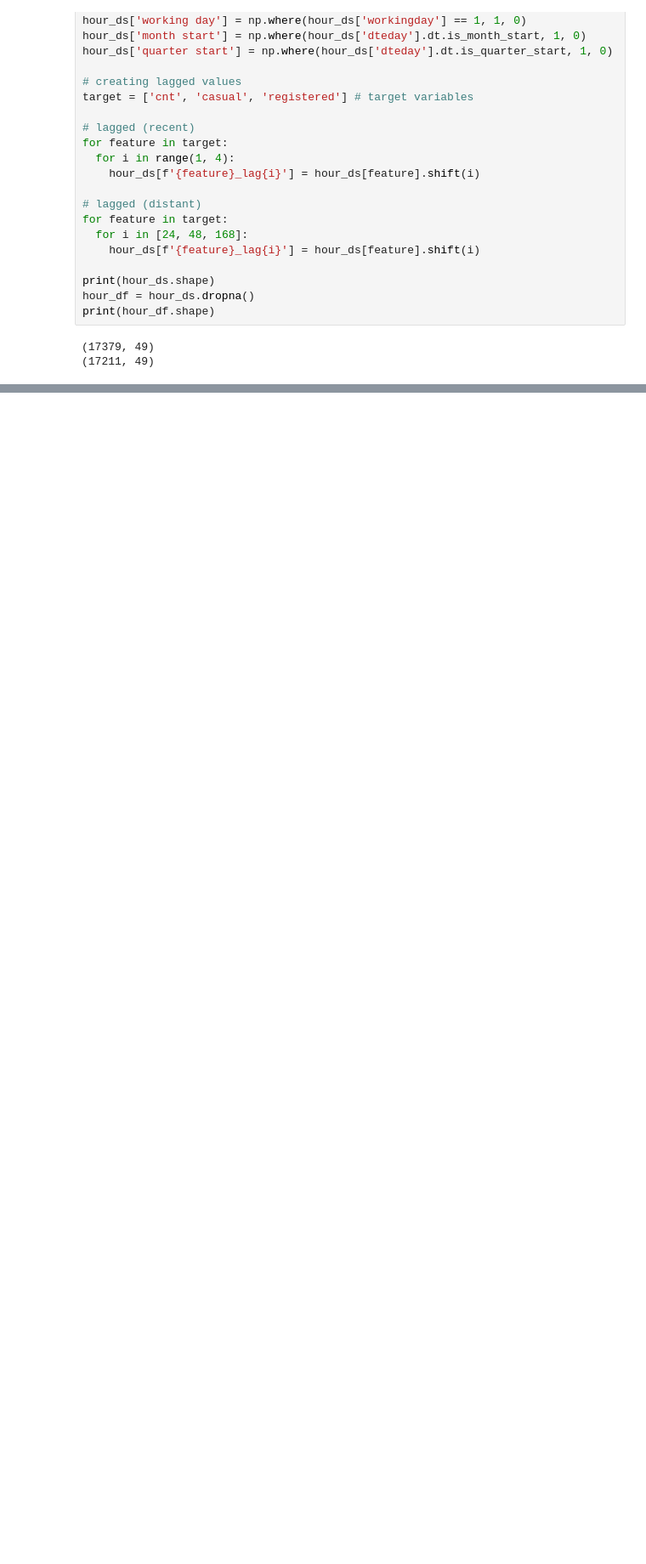
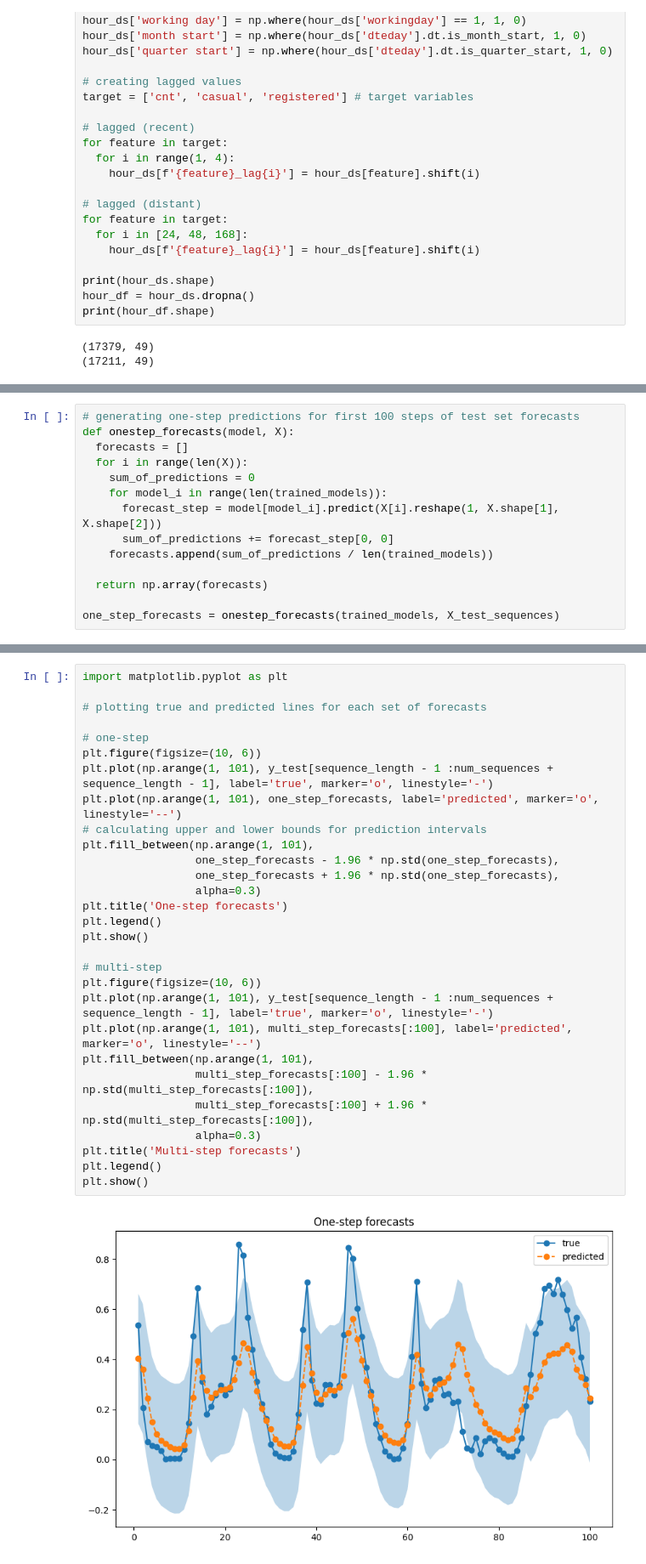
Before and after one commit to allisonaustin/multi-step-forecasting-rnn, a Jupyter notebook: MLProject.ipynb, the cells around one changed output, grey strips where cells are left out. Shown: that part at 85% size. Cells and saved outputs as stored; diff of their text form; blank space fills up the shorter version.

```diff
--- a/MLProject.ipynb
+++ b/MLProject.ipynb
@@ -186,0 +441,14 @@ from keras.optimizers import Adam
+# %%
+# generating one-step predictions for first 100 steps of test set forecasts
+def onestep_forecasts(model, X):
+  forecasts = []
+  for i in range(len(X)):
+    sum_of_predictions = 0
+    for model_i in range(len(trained_models)):
+      forecast_step = model[model_i].predict(X[i].reshape(1, X.shape[1], X.shape[2]))
+      sum_of_predictions += forecast_step[0, 0]
+    forecasts.append(sum_of_predictions / len(trained_models))
+
+  return np.array(forecasts)
+
+one_step_forecasts = onestep_forecasts(trained_models, X_test_sequences)
@@ -186,0 +590,31 @@ from keras.optimizers import Adam
+# %%
+import matplotlib.pyplot as plt
+
+# plotting true and predicted lines for each set of forecasts
+
+# one-step
+plt.figure(figsize=(10, 6))
+plt.plot(np.arange(1, 101), y_test[sequence_length - 1 :num_sequences + sequence_length - 1], label='true', marker='o', linestyle='-')
+plt.plot(np.arange(1, 101), one_step_forecasts, label='predicted', marker='o', linestyle='--')
+# calculating upper and lower bounds for prediction intervals
+plt.fill_between(np.arange(1, 101),
+                 one_step_forecasts - 1.96 * np.std(one_step_forecasts),
+                 one_step_forecasts + 1.96 * np.std(one_step_forecasts),
+                 alpha=0.3)
+plt.title('One-step forecasts')
+plt.legend()
+plt.show()
+
+# multi-step
+plt.figure(figsize=(10, 6))
+plt.plot(np.arange(1, 101), y_test[sequence_length - 1 :num_sequences + sequence_length - 1], label='true', marker='o', linestyle='-')
+plt.plot(np.arange(1, 101), multi_step_forecasts[:100], label='predicted', marker='o', linestyle='--')
+plt.fill_between(np.arange(1, 101),
+                 multi_step_forecasts[:100] - 1.96 * np.std(multi_step_forecasts[:100]),
+                 multi_step_forecasts[:100] + 1.96 * np.std(multi_step_forecasts[:100]),
+                 alpha=0.3)
+plt.title('Multi-step forecasts')
+plt.legend()
+plt.show()
+# %% [output]
+[figure, added]
```
Also changed, not shown: parts of 34 cells of this notebook.
